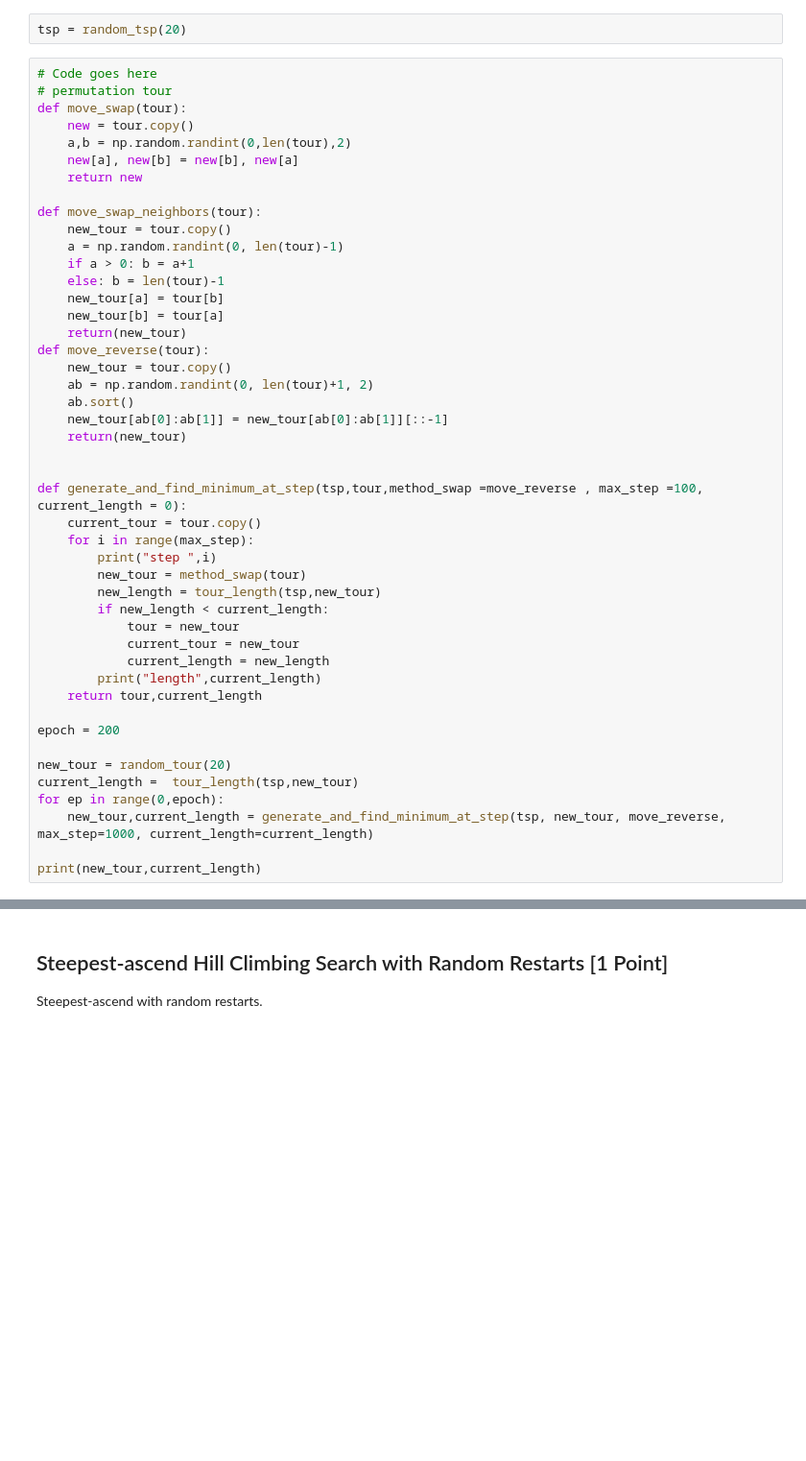
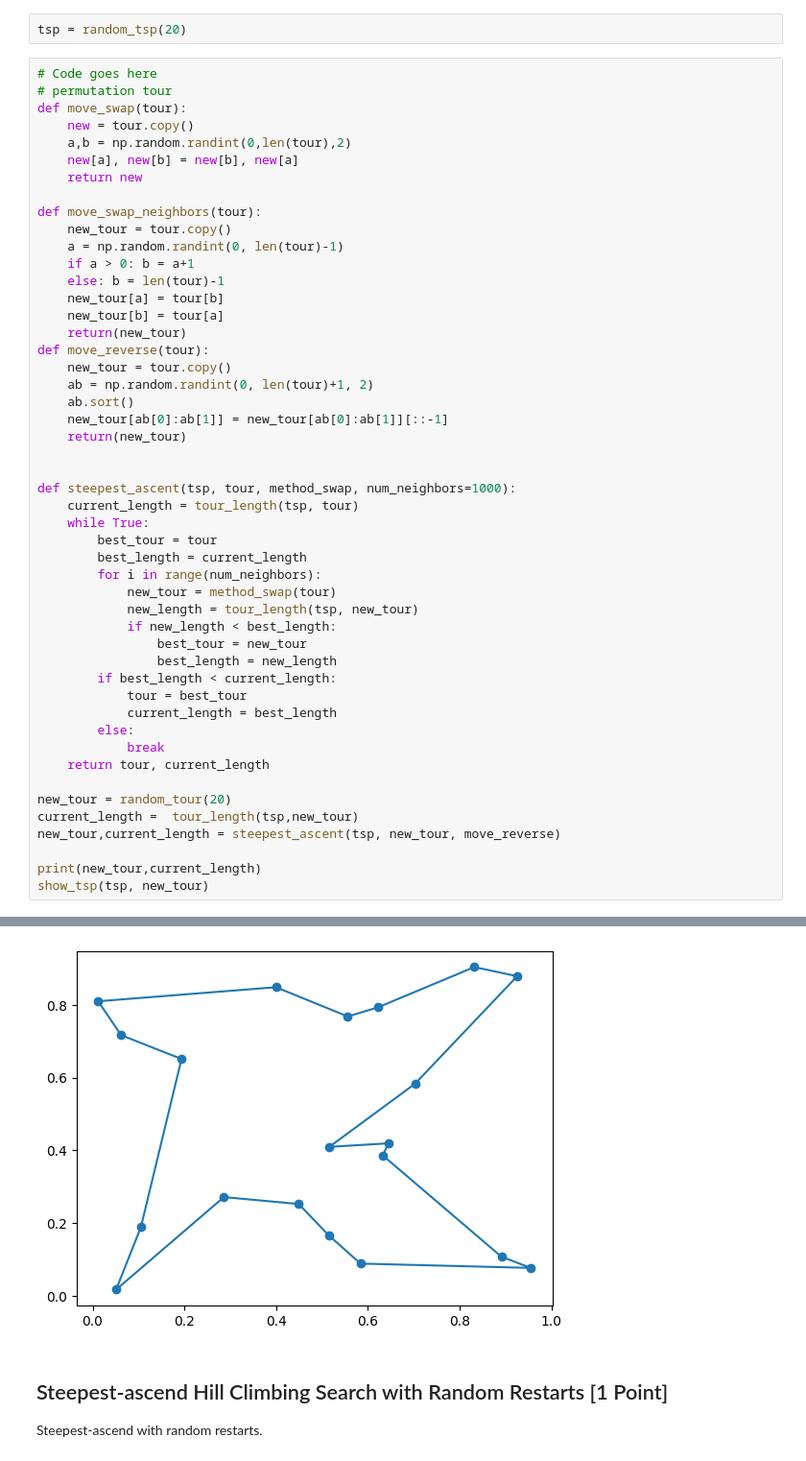
Before and after one commit to LaiTanTai/CSTTNT_NC, a Jupyter notebook: lab03/traveling_salesman_problem.ipynb, the cells around one changed output, grey strips where cells are left out. Shown at 96% size. Saved outputs shown, nothing was run; the diff lists cells and outputs as text; blank space fills up the shorter version.

```diff
--- a/lab03/traveling_salesman_problem.ipynb
+++ b/lab03/traveling_salesman_problem.ipynb
@@ -209,25 +211,28 @@ def move_reverse(tour):
     return(new_tour)
 
 
-def generate_and_find_minimum_at_step(tsp,tour,method_swap =move_reverse , max_step =100, current_length = 0):
-    current_tour = tour.copy()
-    for i in range(max_step):
-        print("step ",i)
-        new_tour = method_swap(tour)
-        new_length = tour_length(tsp,new_tour)
-        if new_length < current_length:
-            tour = new_tour
-            current_tour = new_tour
-            current_length = new_length
-        print("length",current_length)
-    return tour,current_length
-
-epoch = 200
+def steepest_ascent(tsp, tour, method_swap, num_neighbors=1000):
+    current_length = tour_length(tsp, tour)
+    while True:
+        best_tour = tour
+        best_length = current_length
+        for i in range(num_neighbors):
+            new_tour = method_swap(tour)
+            new_length = tour_length(tsp, new_tour)
+            if new_length < best_length:
+                best_tour = new_tour
+                best_length = new_length
+        if best_length < current_length:
+            tour = best_tour
+            current_length = best_length
+        else:
+            break
+    return tour, current_length
 
 new_tour = random_tour(20)
 current_length =  tour_length(tsp,new_tour)
-for ep in range(0,epoch):
-    new_tour,current_length = generate_and_find_minimum_at_step(tsp, new_tour, move_reverse, max_step=1000, current_length=current_length)
+new_tour,current_length = steepest_ascent(tsp, new_tour, move_reverse)
 
 print(new_tour,current_length)
+show_tsp(tsp, new_tour)
 # %% [output]
@@ -251,3 +241,4 @@ length 3.936484273772405
+[figure, added]
 # %% [markdown]
 ## Steepest-ascend Hill Climbing Search with Random Restarts [1 Point]
 
```
Also changed, not shown: parts of 10 cells of this notebook.
